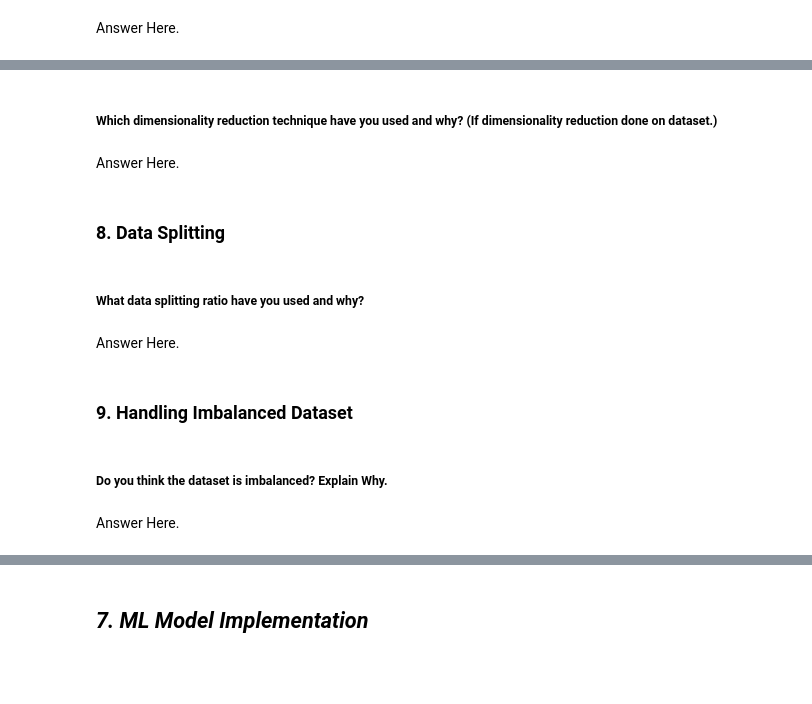
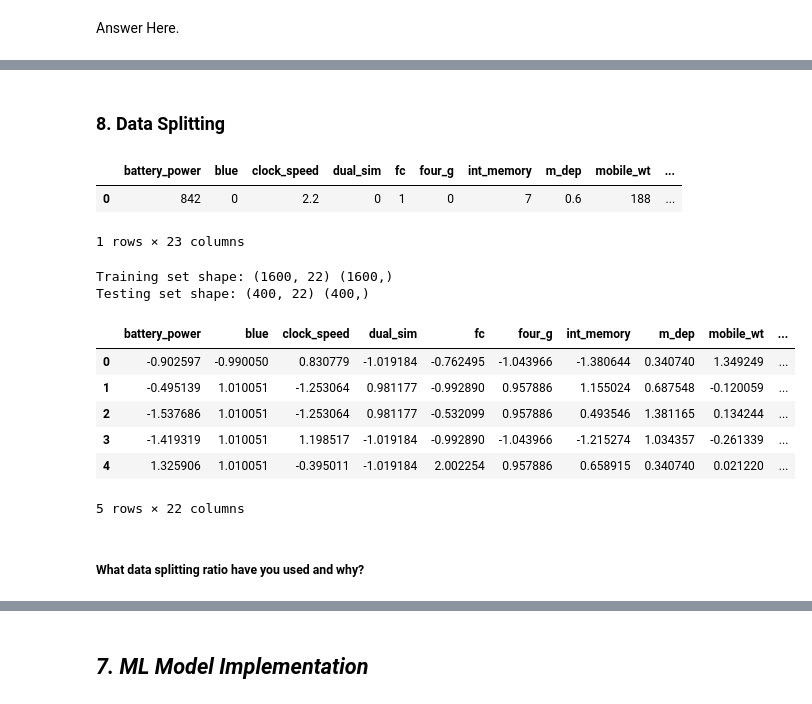
Before and after one commit to Manoharjha333/Mobile-price-range-prediction-classification, a Jupyter notebook: Mobile_price_range_prediction_classification.ipynb, the cells around one changed output, grey strips where cells are left out. Cells and saved outputs as stored; diff of their text form; code cells hidden in the pictures; blank space fills up the shorter version.

```diff
--- a/Mobile_price_range_prediction_classification.ipynb
+++ b/Mobile_price_range_prediction_classification.ipynb
@@ -1308,6 +1286,2 @@ Answer Here.
-# %% [markdown]
-##### Which dimensionality reduction technique have you used and why? (If dimensionality reduction done on dataset.)
-# %% [markdown]
-Answer Here.
 # %% [markdown]
 ### 8. Data Splitting
@@ -1316,10 +1288,40 @@ Answer Here.
+# %%
+df.head(1)
+# %% [output]
+|  | battery_power | blue | clock_speed | dual_sim | fc | four_g | int_memory | m_dep | mobile_wt | ... |
+| 0 | 842 | 0 | 2.2 | 0 | 1 | 0 | 7 | 0.6 | 188 | ... |
+1 rows × 23 columns
+# %%
+# Split your data to train and test. Choose Splitting ratio wisely.
+
+from sklearn.model_selection import train_test_split
+
+# Specify the features (X) and target variable (y)
+X = df.drop('price_range', axis=1)
+y = df['price_range']
+
+# Split the data into training and testing sets
+# Choose the splitting ratio wisely based on your dataset size and model requirements
+X_train, X_test, y_train, y_test = train_test_split(X, y, test_size=0.2, random_state=42)
+
+# Display the shapes of the resulting sets
+print("Training set shape:", X_train.shape, y_train.shape)
+print("Testing set shape:", X_test.shape, y_test.shape)
+# %% [output]
+Training set shape: (1600, 22) (1600,)
+Testing set shape: (400, 22) (400,)
+# %%
+# apply zscore for scaling
+from scipy.stats import zscore
+X=X.apply(zscore)
+X.head()
+# %% [output]
+|  | battery_power | blue | clock_speed | dual_sim | fc | four_g | int_memory | m_dep | mobile_wt | ... |
+| 0 | -0.902597 | -0.990050 | 0.830779 | -1.019184 | -0.762495 | -1.043966 | -1.380644 | 0.340740 | 1.349249 | ... |
+| 1 | -0.495139 | 1.010051 | -1.253064 | 0.981177 | -0.992890 | 0.957886 | 1.155024 | 0.687548 | -0.120059 | ... |
+| 2 | -1.537686 | 1.010051 | -1.253064 | 0.981177 | -0.532099 | 0.957886 | 0.493546 | 1.381165 | 0.134244 | ... |
+| 3 | -1.419319 | 1.010051 | 1.198517 | -1.019184 | -0.992890 | -1.043966 | -1.215274 | 1.034357 | -0.261339 | ... |
+| 4 | 1.325906 | 1.010051 | -0.395011 | -1.019184 | 2.002254 | 0.957886 | 0.658915 | 0.340740 | 0.021220 | ... |
+5 rows × 22 columns
 # %% [markdown]
 ##### What data splitting ratio have you used and why?
-# %% [markdown]
-Answer Here.
-# %% [markdown]
-### 9. Handling Imbalanced Dataset
-# %% [markdown]
-##### Do you think the dataset is imbalanced? Explain Why.
-# %% [markdown]
-Answer Here.
```
Also changed, not shown: parts of 20 cells of this notebook.
